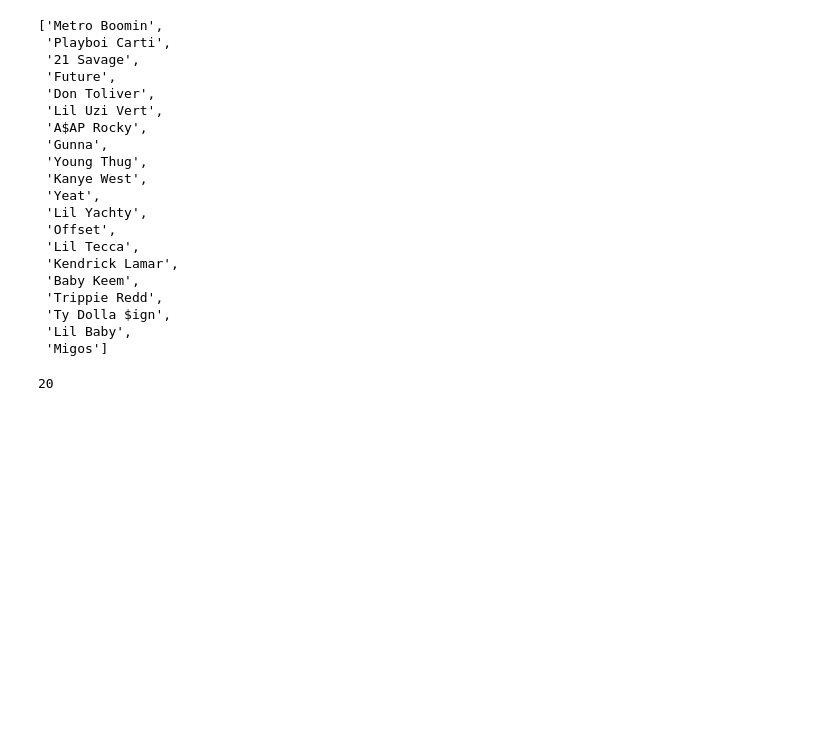
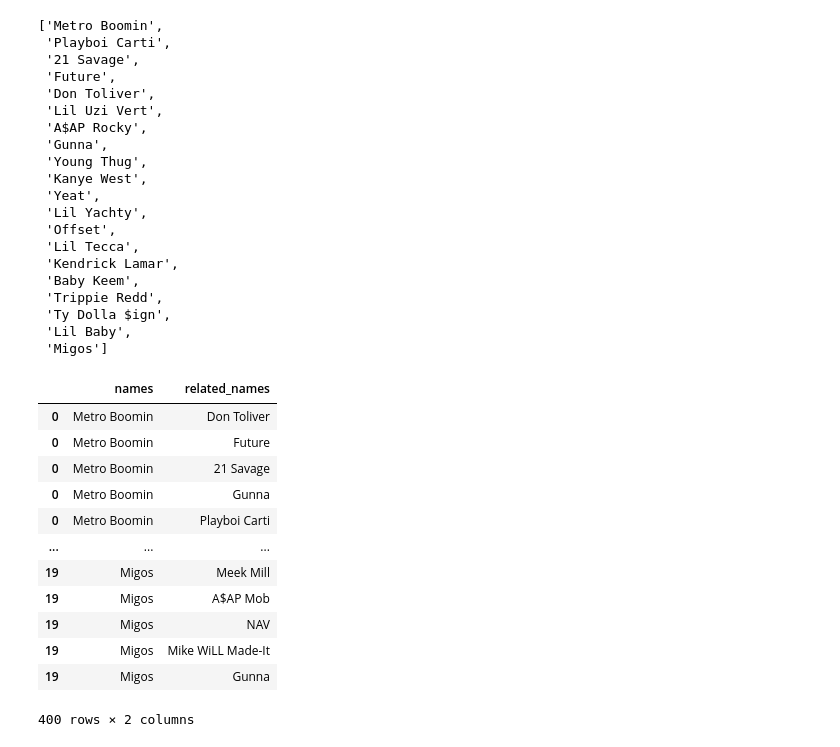
Before and after one commit to LSE-ME204/me204-2024-project-benjaminpilnick, a Jupyter notebook: spotipy.ipynb, the cells around one changed output. Cells and saved outputs as stored; diff of their text form; code cells hidden in the pictures; blank space fills up the shorter version.

```diff
--- a/spotipy.ipynb
+++ b/spotipy.ipynb
@@ -181,7 +138,19 @@ names
  'Ty Dolla $ign',
  'Lil Baby',
  'Migos']
-# %%
-len()
-# %% [output]
-20
+# %%
+new_df
+# %% [output]
+|  | names | related_names |
+| 0 | Metro Boomin | Don Toliver |
+| 0 | Metro Boomin | Future |
+| 0 | Metro Boomin | 21 Savage |
+| 0 | Metro Boomin | Gunna |
+| 0 | Metro Boomin | Playboi Carti |
+| ... | ... | ... |
+| 19 | Migos | Meek Mill |
+| 19 | Migos | A$AP Mob |
+| 19 | Migos | NAV |
+| 19 | Migos | Mike WiLL Made-It |
+| 19 | Migos | Gunna |
+400 rows × 2 columns
```
Also changed, not shown: parts of 7 cells of this notebook, 1 other file.
